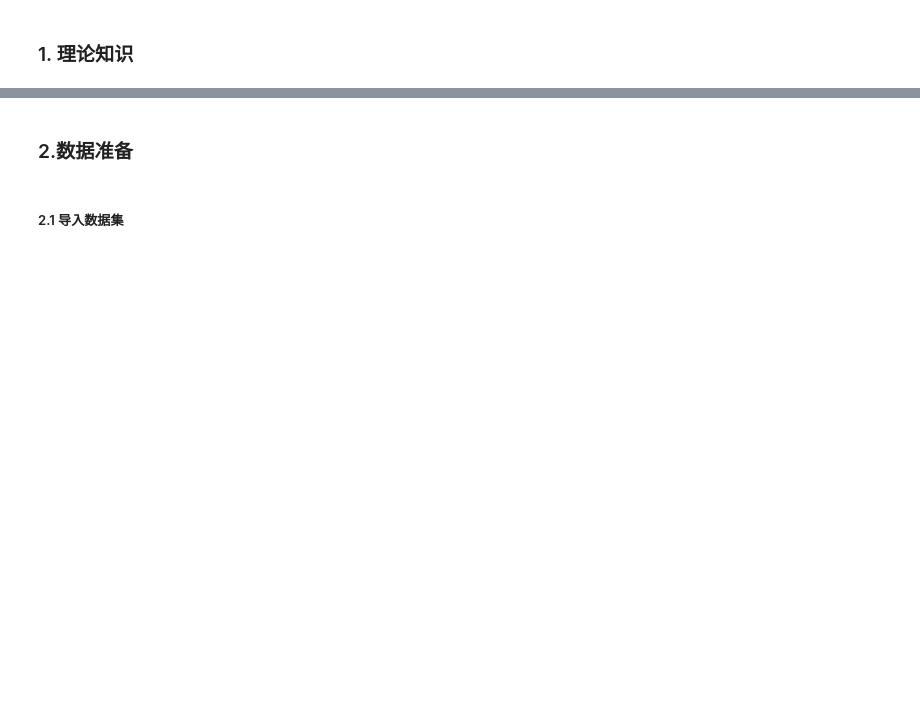
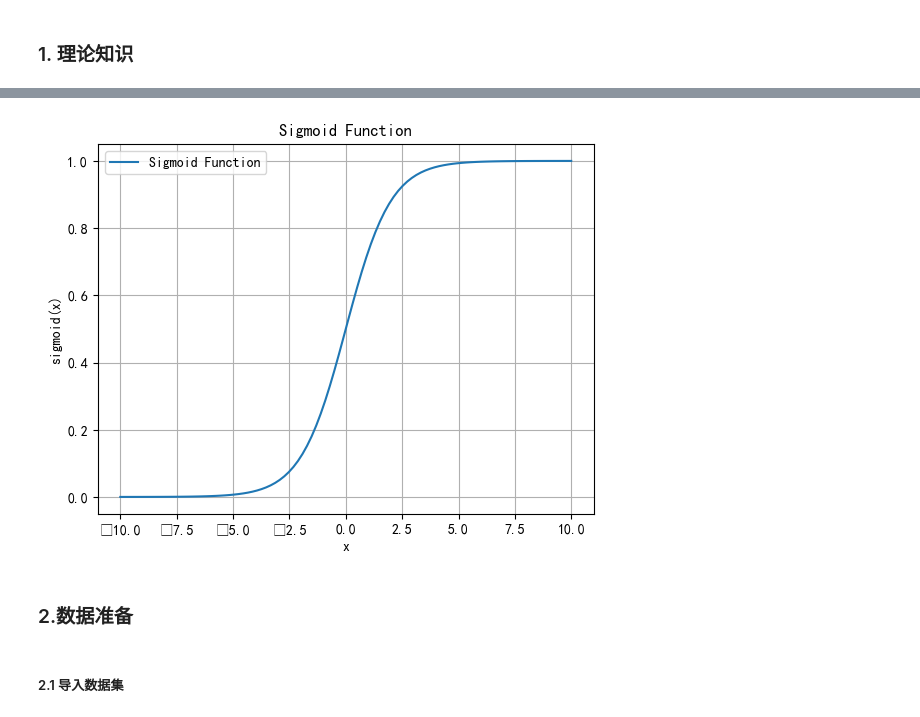
Before and after one commit to yx1405585468/ML-Algorithm, a Jupyter notebook: Jupyter/逻辑回归/1. 逻辑回归.ipynb, the cells around one changed output, grey strips where cells are left out. Saved outputs shown, nothing was run; the diff lists cells and outputs as text; code cells hidden in the pictures; blank space fills up the shorter version.

```diff
--- a/Jupyter/逻辑回归/1. 逻辑回归.ipynb
+++ b/Jupyter/逻辑回归/1. 逻辑回归.ipynb
@@ -11,3 +21,9 @@
+# %%
+# 绘制sigmoid函数图
+from plot_show import plot_sigmoid
+plot_sigmoid()
+# %% [output]
+[figure, added]
 # %% [markdown]
 ### 2.数据准备
 # %% [markdown]
```
Also changed, not shown: parts of 17 cells of this notebook, 9 other files.
